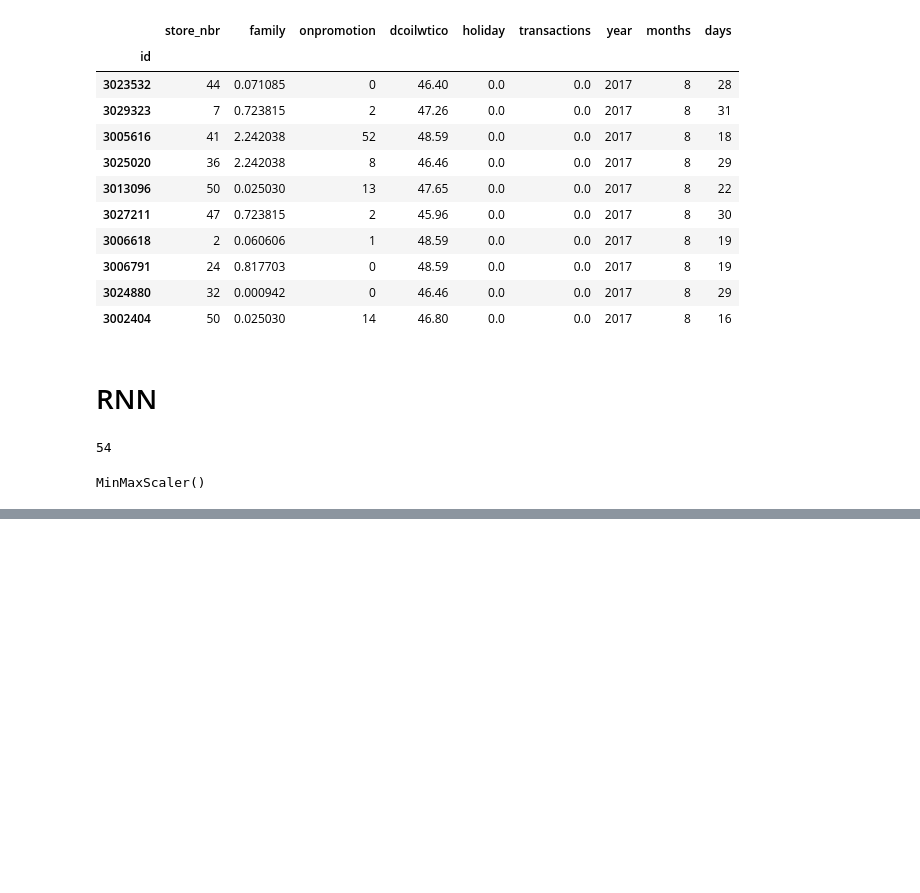
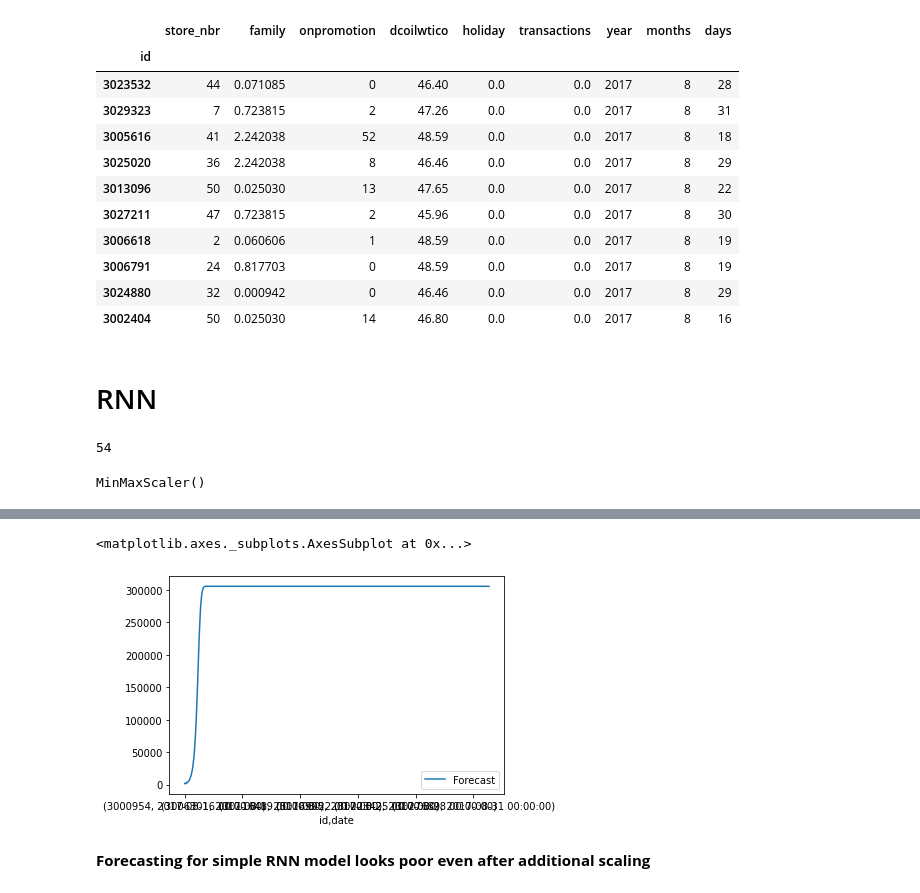
Before and after one commit to monikachudyba/ArtificialNeuralNetworkProjects, a Jupyter notebook: StoreSalesForecasting.ipynb, the cells around one changed output, grey strips where cells are left out. Saved outputs shown, nothing was run; the diff lists cells and outputs as text; code cells hidden in the pictures; blank space fills up the shorter version.

Commit message:
simple RNN model performance checked

```diff
--- a/StoreSalesForecasting.ipynb
+++ b/StoreSalesForecasting.ipynb
@@ -604,0 +646,26 @@ for i in store_number[:10]: #first 10 stores
+# %%
+forecast = []
+
+periods = len(test[test.store_nbr == 11])
+
+data = scaled_test.copy()
+
+for i in range(periods):
+  eval_batch = data[-length:]
+  current_batch = eval_batch.reshape((1, length, 1))
+  current_pred = model.predict(current_batch, verbose=0)[0]/(-alpha)
+  forecast.append(current_pred)
+  data = np.append(data, current_pred[0])
+# %%
+forecast = scaler.inverse_transform(forecast)
+# %%
+test_multi_idx = test.set_index([test.index, 'date'])
+# %%
+forecast_df = pd.DataFrame(data=forecast, index=test_multi_idx[test_multi_idx.store_nbr == 11].index, columns=['Forecast'])
+# %%
+forecast_df.plot()
+# %% [output]
+<matplotlib.axes._subplots.AxesSubplot at 0x...>
+[figure, added]
+# %% [markdown]
+**Forecasting for simple RNN model looks poor even after additional scaling**
```
Also changed, not shown: parts of 16 cells of this notebook.
